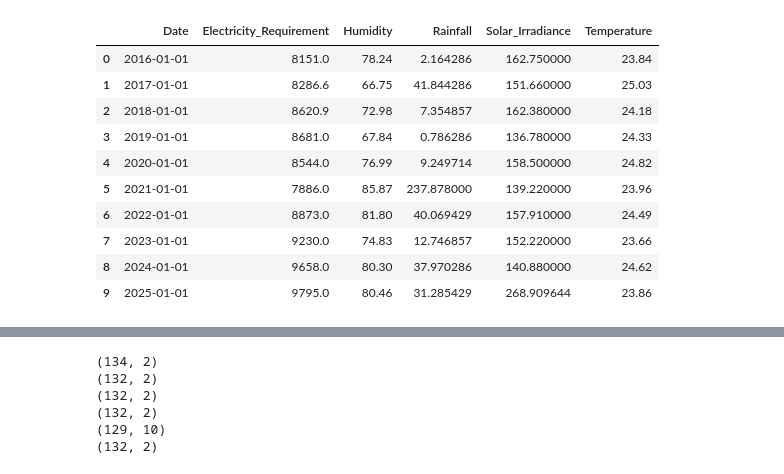
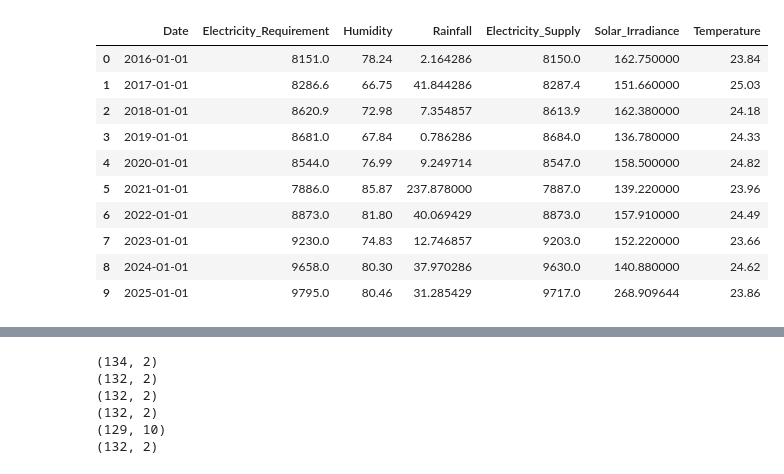
Before and after one commit to tamil43/Final-year-project-2027, a Jupyter notebook: Electricity Demand and Supply Forecasting/Datasets_For_Model_Training/merging.ipynb, the cells around one changed output, grey strips where cells are left out. Saved outputs shown, nothing was run; the diff lists cells and outputs as text; code cells hidden in the pictures.

Commit message:
New supply is loaded and accuracy for the severals models have been improved

```diff
--- a/Electricity Demand and Supply Forecasting/Datasets_For_Model_Training/merging.ipynb
+++ b/Electricity Demand and Supply Forecasting/Datasets_For_Model_Training/merging.ipynb
@@ -6,47 +39,49 @@ from functools import reduce
 electricity = pd.read_csv("Electricity Requirement.csv")
 humidity = pd.read_csv("Humidity Datasets.csv")
 rainfall = pd.read_csv("Rainfall datasets.csv")
+supply=pd.read_csv("supply.csv")
 solar = pd.read_csv("solar_irradiance.csv")
 temperature = pd.read_csv("Temperature Dataset.csv")
 
 # Convert Date column to datetime
 datasets = [
     electricity,
     humidity,
     rainfall,
+    supply,
     solar,
     temperature
 ]
 
 for df in datasets:
     df["Date"] = pd.to_datetime(df["Date"])
 
 # Merge all datasets on Date
 merged_df = reduce(
     lambda left, right: pd.merge(
         left,
         right,
         on="Date",
         how="inner"
     ),
     datasets
 )
 
 # Sort by Date
 merged_df = merged_df.sort_values("Date").reset_index(drop=True)
 
 # Save merged dataset
 merged_df.to_csv("Final_Merged_Dataset.csv", index=False)
 merged_df.head(15)
 # %% [output]
-|  | Date | Electricity_Requirement | Humidity | Rainfall | Solar_Irradiance | Temperature |
-| 0 | 2016-01-01 | 8151.0 | 78.24 | 2.164286 | 162.750000 | 23.84 |
-| 1 | 2017-01-01 | 8286.6 | 66.75 | 41.844286 | 151.660000 | 25.03 |
-| 2 | 2018-01-01 | 8620.9 | 72.98 | 7.354857 | 162.380000 | 24.18 |
-| 3 | 2019-01-01 | 8681.0 | 67.84 | 0.786286 | 136.780000 | 24.33 |
-| 4 | 2020-01-01 | 8544.0 | 76.99 | 9.249714 | 158.500000 | 24.82 |
-| 5 | 2021-01-01 | 7886.0 | 85.87 | 237.878000 | 139.220000 | 23.96 |
-| 6 | 2022-01-01 | 8873.0 | 81.80 | 40.069429 | 157.910000 | 24.49 |
-| 7 | 2023-01-01 | 9230.0 | 74.83 | 12.746857 | 152.220000 | 23.66 |
-| 8 | 2024-01-01 | 9658.0 | 80.30 | 37.970286 | 140.880000 | 24.62 |
-| 9 | 2025-01-01 | 9795.0 | 80.46 | 31.285429 | 268.909644 | 23.86 |
+|  | Date | Electricity_Requirement | Humidity | Rainfall | Electricity_Supply | Solar_Irradiance | Temperature |
+| 0 | 2016-01-01 | 8151.0 | 78.24 | 2.164286 | 8150.0 | 162.750000 | 23.84 |
+| 1 | 2017-01-01 | 8286.6 | 66.75 | 41.844286 | 8287.4 | 151.660000 | 25.03 |
+| 2 | 2018-01-01 | 8620.9 | 72.98 | 7.354857 | 8613.9 | 162.380000 | 24.18 |
+| 3 | 2019-01-01 | 8681.0 | 67.84 | 0.786286 | 8684.0 | 136.780000 | 24.33 |
+| 4 | 2020-01-01 | 8544.0 | 76.99 | 9.249714 | 8547.0 | 158.500000 | 24.82 |
+| 5 | 2021-01-01 | 7886.0 | 85.87 | 237.878000 | 7887.0 | 139.220000 | 23.96 |
+| 6 | 2022-01-01 | 8873.0 | 81.80 | 40.069429 | 8873.0 | 157.910000 | 24.49 |
+| 7 | 2023-01-01 | 9230.0 | 74.83 | 12.746857 | 9203.0 | 152.220000 | 23.66 |
+| 8 | 2024-01-01 | 9658.0 | 80.30 | 37.970286 | 9630.0 | 140.880000 | 24.62 |
+| 9 | 2025-01-01 | 9795.0 | 80.46 | 31.285429 | 9717.0 | 268.909644 | 23.86 |
```
Also changed, not shown: parts of 13 cells of this notebook, 15 other files.
